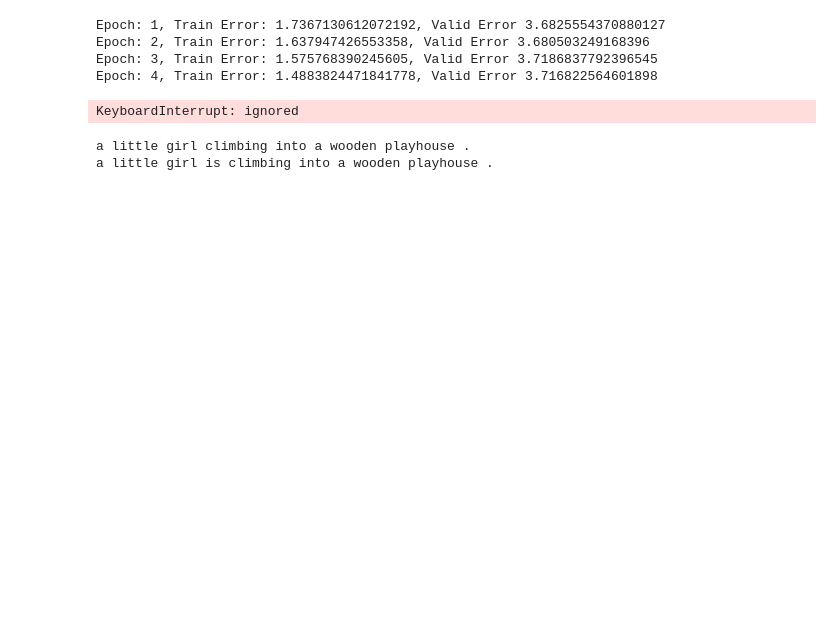
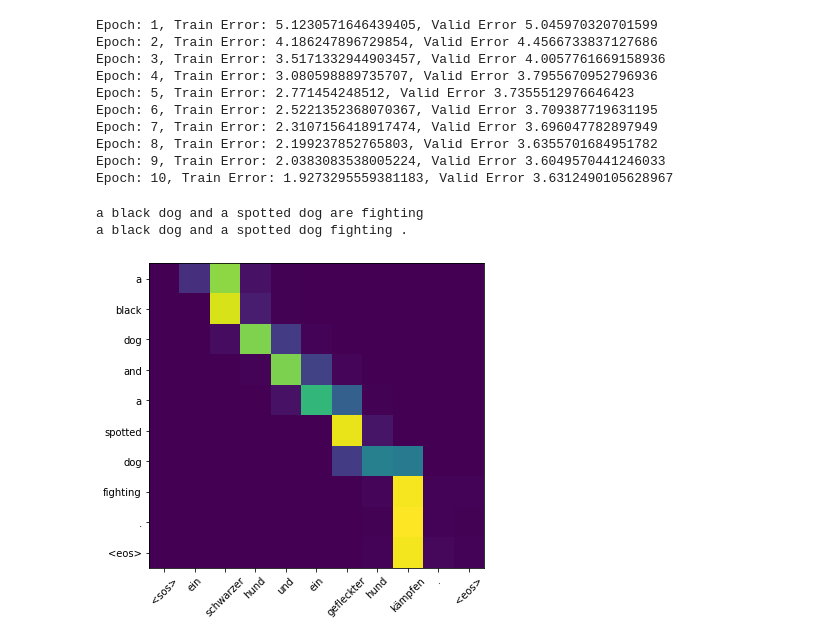
Before and after one commit to ivanmarkov97/seq2seq_pytorch, a Jupyter notebook: attention_seq2seq.ipynb, the cells around one changed output. Cells and saved outputs as stored; diff of their text form; code cells hidden in the pictures; blank space fills up the shorter version.

Commit message:
Added attention display

```diff
--- a/attention_seq2seq.ipynb
+++ b/attention_seq2seq.ipynb
@@ -53,7 +52,7 @@ You can now load the model via spacy.load('en_core_web_sm')
 You can now load the model via spacy.load('en')
 # %%
 def tokenize_de(text):
-  return [token.text for token in spacy_de.tokenizer(text)][::-1]
+  return [token.text for token in spacy_de.tokenizer(text)]
 
 def tokenize_en(text):
   return [token.text for token in spacy_en.tokenizer(text)]
@@ -363,11 +358,16 @@ for i in range(10):
   valid_error = valid_epoch(seq2seq, valid_iterator, criterion, teacher_force=0)
   print(f'Epoch: {i + 1}, Train Error: {train_error}, Valid Error {valid_error}')
 # %% [output]
-Epoch: 1, Train Error: 1.7367130612072192, Valid Error 3.6825554370880127
-Epoch: 2, Train Error: 1.637947426553358, Valid Error 3.680503249168396
-Epoch: 3, Train Error: 1.575768390245605, Valid Error 3.7186837792396545
-Epoch: 4, Train Error: 1.4883824471841778, Valid Error 3.716822564601898
+Epoch: 1, Train Error: 5.1230571646439405, Valid Error 5.045970320701599
+Epoch: 2, Train Error: 4.186247896729854, Valid Error 4.4566733837127686
+Epoch: 3, Train Error: 3.5171332944903457, Valid Error 4.0057761669158936
+Epoch: 4, Train Error: 3.080598889735707, Valid Error 3.7955670952796936
+Epoch: 5, Train Error: 2.771454248512, Valid Error 3.7355512976646423
+Epoch: 6, Train Error: 2.5221352368070367, Valid Error 3.709387719631195
+Epoch: 7, Train Error: 2.3107156418917474, Valid Error 3.696047782897949
+Epoch: 8, Train Error: 2.199237852765803, Valid Error 3.6355701684951782
+Epoch: 9, Train Error: 2.0383083538005224, Valid Error 3.6049570441246033
+Epoch: 10, Train Error: 1.9273295559381183, Valid Error 3.6312490105628967
-KeyboardInterrupt: ignored
 # %%
 # class LanguageModel:
 
@@ -407,9 +407,9 @@ def translate_sentence(sentence, src_field, trg_field, model, device, max_len=50
 
     if isinstance(sentence, str):
         nlp = spacy.load('de')
-        tokens = [token.text.lower() for token in nlp(sentence)][::-1]
+        tokens = [token.text.lower() for token in nlp(sentence)]
     else:
-        tokens = [token.lower() for token in sentence][::-1]
+        tokens = [token.lower() for token in sentence]
 
     tokens = [src_field.init_token] + tokens + [src_field.eos_token]
     src_indexes = [src_field.vocab.stoi[token] for token in tokens]
@@ -441,13 +441,42 @@ def translate_sentence(sentence, src_field, trg_field, model, device, max_len=50
     trg_tokens = [trg_field.vocab.itos[i] for i in trg_indexes]
     return trg_tokens[1:], attentions[:len(trg_tokens)-1]
 # %%
-index = 2
+index = 12
 
-print(' '.join(train_data.examples[index].en))
-trg_tokens, attentions_scores = translate_sentence(' '.join(train_data.examples[index].de[::-1]), SRC, TRG, seq2seq, device)
+origin_sentence = ' '.join(train_data.examples[index].de)
+target_sentence = ' '.join(train_data.examples[index].en)
+
+print(target_sentence)
+trg_tokens, attentions_scores = translate_sentence(origin_sentence, SRC, TRG, seq2seq, device)
 if trg_tokens[-1] == TRG.eos_token:
   trg_tokens = trg_tokens[:-1]
-print(' '.join(trg_tokens))
+
+translated = ' '.join(trg_tokens)
+print(translated)
 # %% [output]
-a little girl climbing into a wooden playhouse .
-a little girl is climbing into a wooden playhouse .
+a black dog and a spotted dog are fighting
+a black dog and a spotted dog fighting .
+# %%
+from matplotlib import pyplot as plt
+
+
+def show_attention(origin, translated, attention):
+    fig, ax = plt.subplots(figsize=(6, 6))
+
+    attention = attention.squeeze(1).cpu().detach().numpy()
+
+    origin = origin.split()
+    translated = translated.split()
+
+    ax.set_xticks(range(len(origin) + 2))
+    ax.set_yticks(range(len(translated) + 1))
+
+    ax.set_xticklabels(['<sos>'] + origin + ['<eos>'], rotation=45)
+    ax.set_yticklabels(translated + ['<eos>'])
+
+    ax.imshow(attention)
+
+
+show_attention(origin_sentence, translated, attentions_scores)
+# %% [output]
+[figure, added]
```
Also changed, not shown: parts of 2 cells of this notebook, 1 other file.
